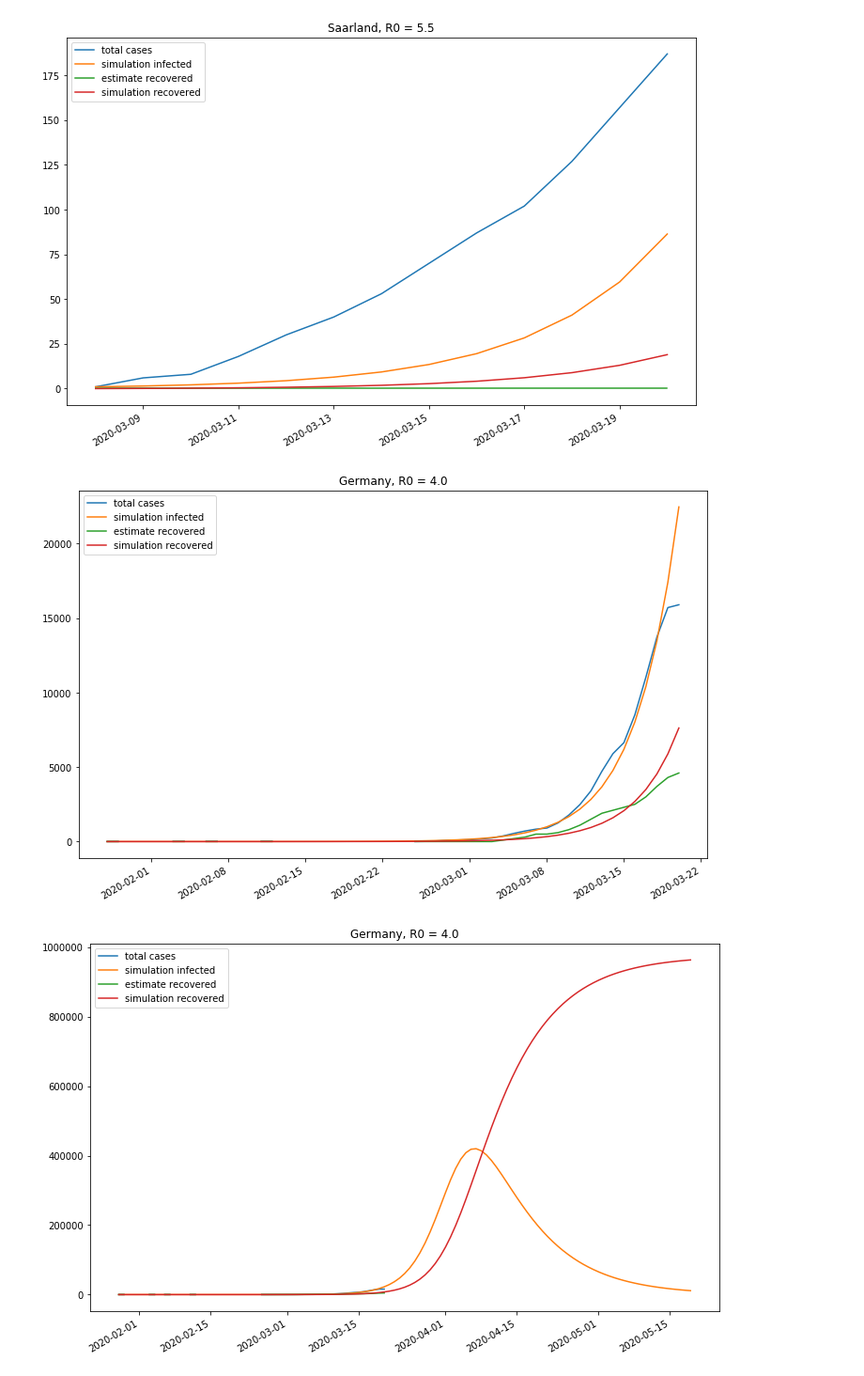
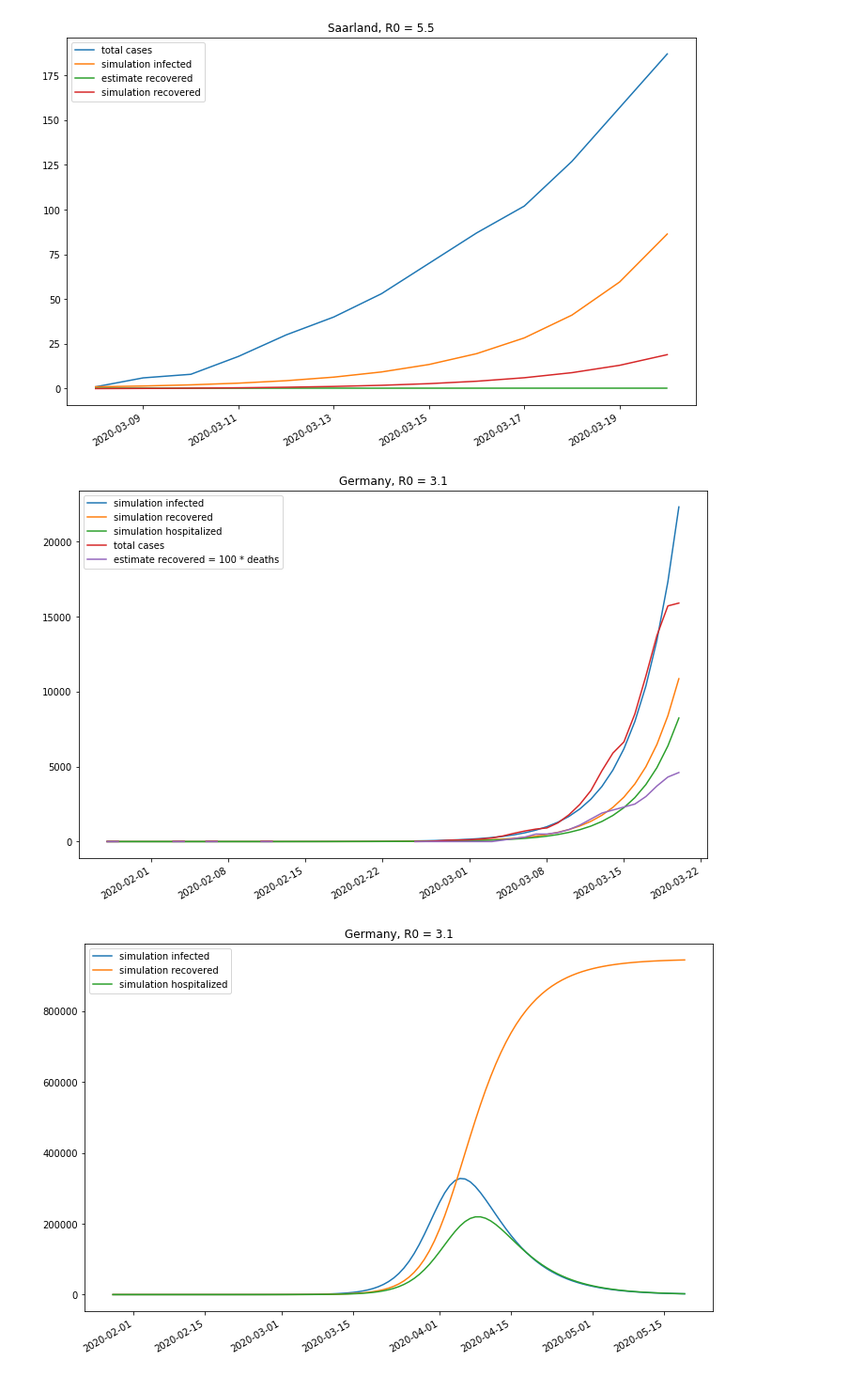
Before and after one commit to JuliaHerbinger/TeamUnicornVsCorona, a Jupyter notebook: SIR_lander.ipynb, the cells around one changed output. Shown at 94% size. Drawn from its saved outputs; the diff is of its cells as text; code cells hidden in the pictures.

Commit message:
simulation for germany updated

```diff
--- a/SIR_lander.ipynb
+++ b/SIR_lander.ipynb
@@ -110,8 +110,8 @@ s_0 = 1 - i_0 - r_0
 
 evol = [{"i": i_0, "r": r_0, "s": s_0}]
 
-R0 = 4.0
-g = 1 / 10
+R0 = 3.1
+g = 1 / 7
 b = R0 * g
 
 extra_days = 60
@@ -120,38 +120,56 @@ for day in range(1, n_days + extra_days):
     s = evol[-1]["s"]
     r = evol[-1]["r"]
     i = evol[-1]["i"]
     new_s = s - b * i * s
     new_r = r + g * i
     new_i = i + b * i * s - g * i
     evol.append({"s": new_s, "r": new_r, "i": new_i})
 
 full_df = temp_df.join(pd.DataFrame(evol[:-extra_days], index=[day_0 + datetime.timedelta(days=j) for j in range(n_days)]) * tot_pop, how="outer")
-# Assume that 10% of the hospitalized die, and 15% of the sick are hospitalized
+# Assume that 10% of the hospitalized die, and 10% of the sick are hospitalized
 full_df["Recovered"] = full_df.TotalDeathBundesland * 10 * 10
+full_df["h_temp"] = full_df["i"] / 10
+full_df["h"] = 0
+for idx, row in full_df.iterrows():
+    days_passed = (idx - day_0).days
+    if days_passed <= 7:
+        full_df.loc[idx, "h"] = full_df.loc[[idx - datetime.timedelta(days=j) for j in range(days_passed)], "h_temp"].sum()
+    else:
+        full_df.loc[idx, "h"] = full_df.loc[[idx - datetime.timedelta(days=j) for j in range(7)], "h_temp"].sum()
 
 fig = plt.figure(figsize=(12, 8))
 plt.title(f"Germany, R0 = {R0}")
+plt.plot(full_df.index, 'i', data=full_df, label="simulation infected")
+plt.plot(full_df.index, "r", data=full_df, label="simulation recovered")
+plt.plot(full_df.index, "h", data=full_df, label="simulation hospitalized")
 plt.plot(full_df.index, 'TotalAnzahlBundesland', data=full_df, label="total cases")
-plt.plot(full_df.index, 'i', data=full_df, label="simulation infected")
-plt.plot(full_df.index, 'Recovered', data=full_df, label="estimate recovered")
-plt.plot(full_df.index, "r", data=full_df, label="simulation recovered")
+plt.plot(full_df.index, 'Recovered', data=full_df, label="estimate recovered = 100 * deaths")
 plt.legend()
 fig.autofmt_xdate()
 plt.show()
 
 full_df = temp_df.join(pd.DataFrame(evol, index=[day_0 + datetime.timedelta(days=j) for j in range(n_days + extra_days)]) * tot_pop, how="outer")
 # Assume that 10% of the hospitalized die, and 15% of the sick are hospitalized
 full_df["Recovered"] = full_df.TotalDeathBundesland * 10 * 10
+full_df["h_temp"] = full_df["i"] / 10
+full_df["h"] = 0
+for idx, row in full_df.iterrows():
+    days_passed = (idx - day_0).days
+    if days_passed <= 7:
+        full_df.loc[idx, "h"] = full_df.loc[[idx - datetime.timedelta(days=j) for j in range(days_passed)], "h_temp"].sum()
+    else:
+        full_df.loc[idx, "h"] = full_df.loc[[idx - datetime.timedelta(days=j) for j in range(7)], "h_temp"].sum()
 
 fig = plt.figure(figsize=(12, 8))
 plt.title(f"Germany, R0 = {R0}")
-plt.plot(full_df.index, 'TotalAnzahlBundesland', data=full_df, label="total cases")
+#plt.plot(full_df.index, 'TotalAnzahlBundesland', data=full_df, label="total cases")
 plt.plot(full_df.index, 'i', data=full_df, label="simulation infected")
-plt.plot(full_df.index, 'Recovered', data=full_df, label="estimate recovered")
+#plt.plot(full_df.index, 'Recovered', data=full_df, label="estimate recovered = 100 * deaths")
 plt.plot(full_df.index, 'r', data=full_df, label="simulation recovered")
+plt.plot(full_df.index, "h", data=full_df, label="simulation hospitalized")
 plt.legend()
 fig.autofmt_xdate()
 plt.show()
 # %% [output]
-[figure, old version]
+[figure, new version]
-[figure, old version]
+[figure, new version]
```
